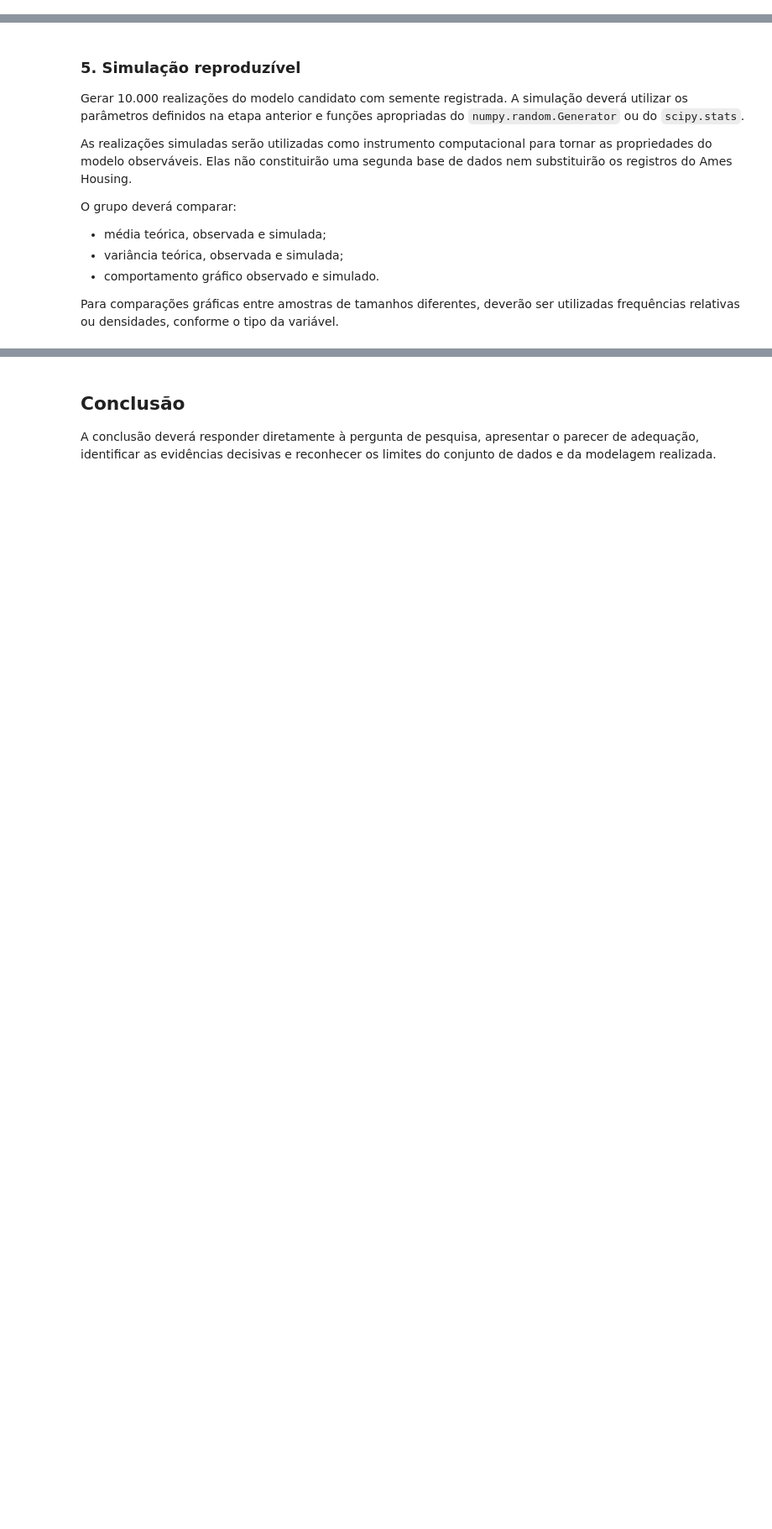
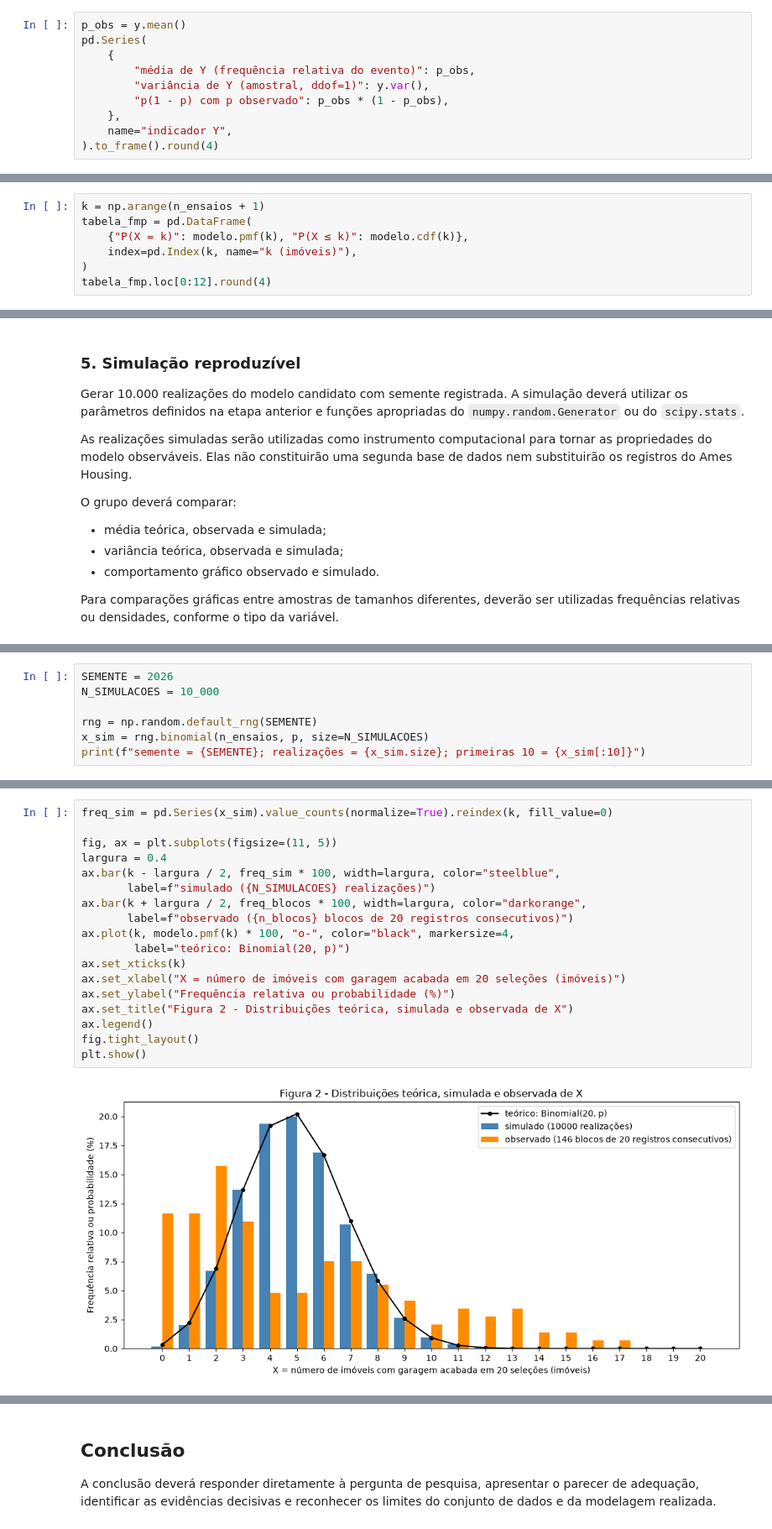
Before and after one commit to henriquelca/TrabalhoMQ, a Jupyter notebook: notebooks/ap2.ipynb, the cells around one changed output, grey strips where cells are left out. Shown at 84% size. Drawn from its saved outputs; the diff is of its cells as text; blank space fills up the shorter version.

```diff
--- a/notebooks/ap2.ipynb
+++ b/notebooks/ap2.ipynb
@@ -401,0 +346,10 @@ Os dados descrevem uma variável contínua, positiva e sem ausências, mas com *
+# %%
+p_obs = y.mean()
+pd.Series(
+    {
+        "média de Y (frequência relativa do evento)": p_obs,
+        "variância de Y (amostral, ddof=1)": y.var(),
+        "p(1 - p) com p observado": p_obs * (1 - p_obs),
+    },
+    name="indicador Y",
+).to_frame().round(4)
@@ -463,0 +612,7 @@ Essas calibrações têm finalidade descritiva e computacional. Não serão apre
+# %%
+k = np.arange(n_ensaios + 1)
+tabela_fmp = pd.DataFrame(
+    {"P(X = k)": modelo.pmf(k), "P(X ≤ k)": modelo.cdf(k)},
+    index=pd.Index(k, name="k (imóveis)"),
+)
+tabela_fmp.loc[0:12].round(4)
@@ -477,0 +677,7 @@ Para comparações gráficas entre amostras de tamanhos diferentes, deverão ser
+# %%
+SEMENTE = 2026
+N_SIMULACOES = 10_000
+
+rng = np.random.default_rng(SEMENTE)
+x_sim = rng.binomial(n_ensaios, p, size=N_SIMULACOES)
+print(f"semente = {SEMENTE}; realizações = {x_sim.size}; primeiras 10 = {x_sim[:10]}")
@@ -477,0 +735,20 @@ Para comparações gráficas entre amostras de tamanhos diferentes, deverão ser
+# %%
+freq_sim = pd.Series(x_sim).value_counts(normalize=True).reindex(k, fill_value=0)
+
+fig, ax = plt.subplots(figsize=(11, 5))
+largura = 0.4
+ax.bar(k - largura / 2, freq_sim * 100, width=largura, color="steelblue",
+       label=f"simulado ({N_SIMULACOES} realizações)")
+ax.bar(k + largura / 2, freq_blocos * 100, width=largura, color="darkorange",
+       label=f"observado ({n_blocos} blocos de 20 registros consecutivos)")
+ax.plot(k, modelo.pmf(k) * 100, "o-", color="black", markersize=4,
+        label="teórico: Binomial(20, p)")
+ax.set_xticks(k)
+ax.set_xlabel("X = número de imóveis com garagem acabada em 20 seleções (imóveis)")
+ax.set_ylabel("Frequência relativa ou probabilidade (%)")
+ax.set_title("Figura 2 - Distribuições teórica, simulada e observada de X")
+ax.legend()
+fig.tight_layout()
+plt.show()
+# %% [output]
+[figure, added]
```
Also changed, not shown: parts of 67 cells of this notebook.
